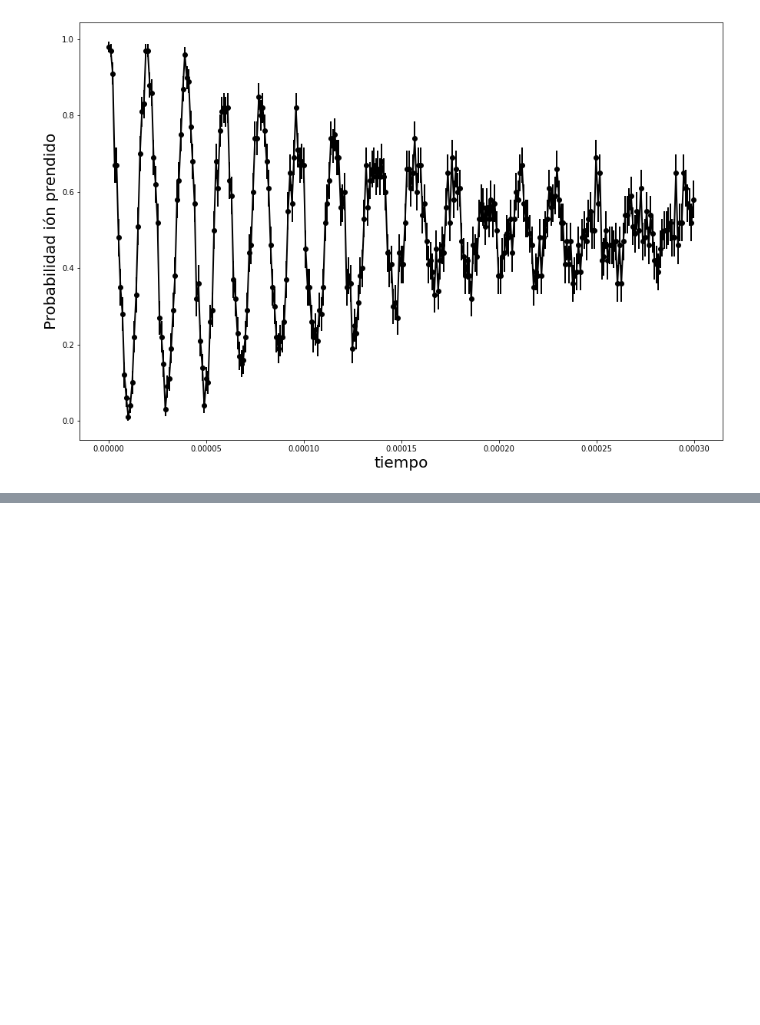
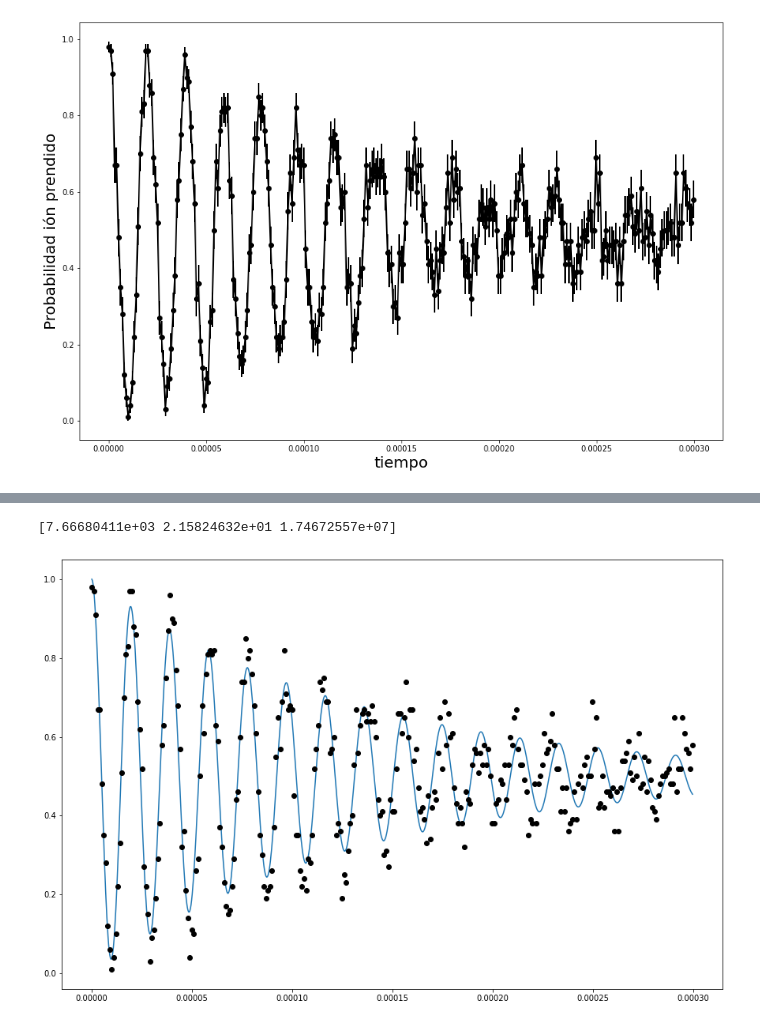
Before and after one commit to tdinapoli/labo-4, a Jupyter notebook: practica_especial/Rabi_osc_dina.ipynb, the cells around one changed output, grey strips where cells are left out. Drawn from its saved outputs; the diff is of its cells as text; code cells hidden in the pictures; blank space fills up the shorter version.

Commit message:
primer intento en fittear las oscilaciones de Rabi

```diff
--- a/practica_especial/Rabi_osc_dina.ipynb
+++ b/practica_especial/Rabi_osc_dina.ipynb
@@ -131,0 +156,35 @@ plt.show()
+# %%
+def Omegas(n):
+    eta = 0.07
+    return eta * comb(n+1, n)
+
+def prob_fit(t,  A, B, C):
+    n_max = 20
+    eta = 0.07
+
+    primer_termino =  1/2
+
+    segundo_termino = 0
+
+    for n in range(n_max):
+        frec = C * eta * np.sqrt(Omegas(n))
+        segundo_termino += np.exp(-n*B - A*t) * np.cos(frec * t)/2 #Le agregamos un término que decae con el tiempo
+
+    return primer_termino + segundo_termino
+# %%
+param, pcov = curve_fit(prob_fit, t, probabilidades, p0=[  0.01,0.1, 1.81250224e+07])
+
+print(param)
+# %% [output]
+[7.66680411e+03 2.15824632e+01 1.74672557e+07]
+# %%
+fig, ax = plt.subplots(1, figsize=(15,10))
+
+tiempos_plot = np.linspace(min(t), max(t), 1000)
+
+ax.plot(tiempos_plot, prob_fit(tiempos_plot, *param))
+
+ax.plot(t, probabilidades, 'ok')
+plt.show()
+# %% [output]
+[figure, added]
```
Also changed, not shown: parts of 9 cells of this notebook, 1 other file.
